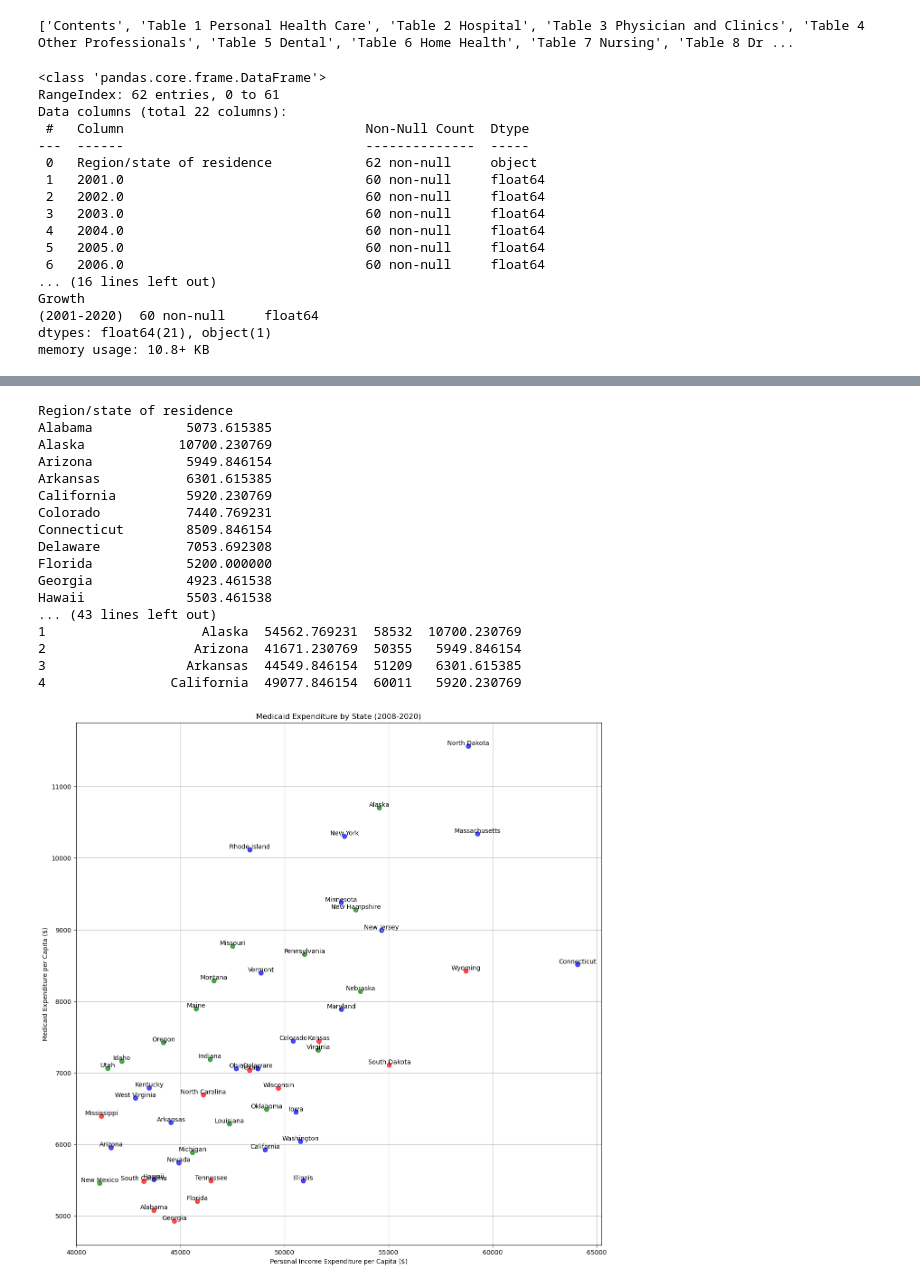
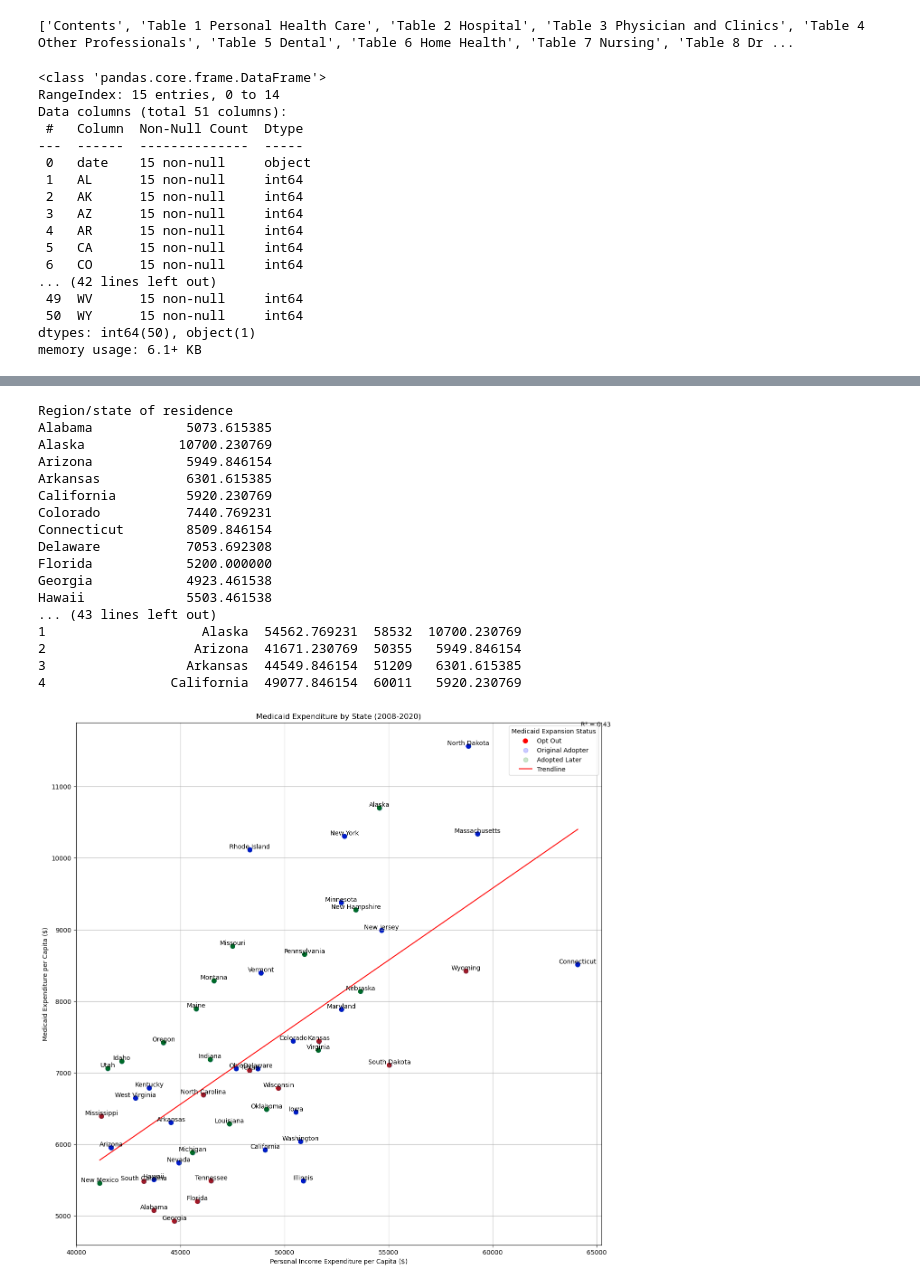
Before and after one commit to MyJineng/Healthcare-ETL, a Jupyter notebook: Notebooks/Project_Notebook.ipynb, the cells around one changed output, grey strips where cells are left out. Saved outputs shown, nothing was run; the diff lists cells and outputs as text; code cells hidden in the pictures.

```diff
--- a/Notebooks/Project_Notebook.ipynb
+++ b/Notebooks/Project_Notebook.ipynb
@@ -63,25 +55,25 @@ print(Ws)
 # %% [output]
 ['Contents', 'Table 1 Personal Health Care', 'Table 2 Hospital', 'Table 3 Physician and Clinics', 'Table 4 Other Professionals', 'Table 5 Dental', 'Table 6 Home Health', 'Table 7 Nursing', 'Table 8 Dr ...
 # %%
-data_csv.info()
+income_csv.info()
 # %% [output]
 <class 'pandas.core.frame.DataFrame'>
-RangeIndex: 62 entries, 0 to 61
-Data columns (total 22 columns):
- #   Column                               Non-Null Count  Dtype
----  ------                               --------------  -----
- 0   Region/state of residence            62 non-null     object
- 1   2001.0                               60 non-null     float64
- 2   2002.0                               60 non-null     float64
- 3   2003.0                               60 non-null     float64
- 4   2004.0                               60 non-null     float64
- 5   2005.0                               60 non-null     float64
- 6   2006.0                               60 non-null     float64
-... (16 lines left out)
-Growth
-(2001-2020)  60 non-null     float64
-dtypes: float64(21), object(1)
-memory usage: 10.8+ KB
+RangeIndex: 15 entries, 0 to 14
+Data columns (total 51 columns):
+ #   Column  Non-Null Count  Dtype
+---  ------  --------------  -----
+ 0   date    15 non-null     object
+ 1   AL      15 non-null     int64
+ 2   AK      15 non-null     int64
+ 3   AZ      15 non-null     int64
+ 4   AR      15 non-null     int64
+ 5   CA      15 non-null     int64
+ 6   CO      15 non-null     int64
+... (42 lines left out)
+ 49  WV      15 non-null     int64
+ 50  WY      15 non-null     int64
+dtypes: int64(50), object(1)
+memory usage: 6.1+ KB
 # %%
 
 df2 = pd.read_excel('Data\Residence_all_tables.xlsx', 'Table 11 Personal Health Care')
@@ -200,40 +192,54 @@ for i, row in df.iterrows():
     state = row['Region/state of residence']
     if state in opt_out:
         colors[i] = 'red'
+        label = 'Opt Out'
     elif state in upon_adoption:
         colors[i] = 'blue'
+        label2 = 'Original Adopter'
     else:
         colors[i] = 'green'
+        label3 = 'Adopted Later'
 
-plt.scatter(df['inc'], df['home_health'], s=50, c=colors, alpha=0.7)
+plt.scatter(df['inc'], df['home_health'], s=50, c=colors, alpha=1.0, label=label)
+plt.scatter(df['inc'], df['home_health'], s=50, c='blue', alpha=0.2, label=label2)
+plt.scatter(df['inc'], df['home_health'], s=50, c='green', alpha=0.2, label=label3)
+m, b = polyfit(df['inc'], df['home_health'], 1)
+r, p = stats.pearsonr(df['inc'], df['home_health'])
+r_squared = r**2
+x_trend = np.linspace(min(df['inc']), max(df['inc']), 100)
+y_trend = m * x_trend + b
+plt.plot(x_trend, y_trend, color='red', label='Trendline')
+plt.annotate(f"R² = {r_squared:.2f}", xy=(0.8, 0.8), xycoords='figure fraction')
+
 
 for i, (inc, home_health, region) in enumerate(zip(df['inc'], df['home_health'], df['Region/state of residence'])):
     plt.text(inc, home_health + 0.1, region, ha='center', va='bottom', fontsize=10)
 
 plt.xlabel('Personal Income Expenditure per Capita ($)')
 plt.ylabel('Medicaid Expenditure per Capita ($)')
 plt.title('Medicaid Expenditure by State (2008-2020)')
+plt.legend(title='Medicaid Expansion Status')
 plt.grid(True)
 plt.show()
 # %% [output]
 Region/state of residence
 Alabama            5073.615385
 Alaska            10700.230769
 Arizona            5949.846154
 Arkansas           6301.615385
 California         5920.230769
 Colorado           7440.769231
 Connecticut        8509.846154
 Delaware           7053.692308
 Florida            5200.000000
 Georgia            4923.461538
 Hawaii             5503.461538
 ... (43 lines left out)
 1                    Alaska  54562.769231  58532  10700.230769
 2                   Arizona  41671.230769  50355   5949.846154
 3                  Arkansas  44549.846154  51209   6301.615385
 4                California  49077.846154  60011   5920.230769
-[figure, old version]
+[figure, new version]
 # %%
 user = 'postgres'
 password = 'postgres'
```
Also changed, not shown: parts of 3 cells of this notebook.
